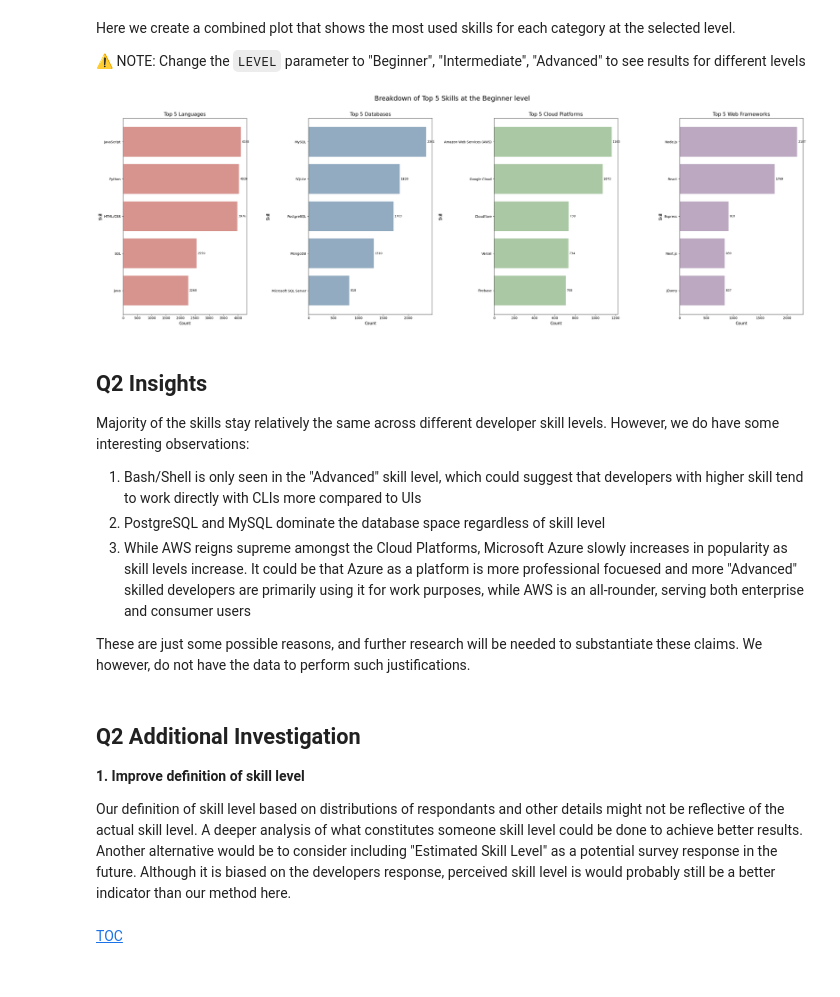
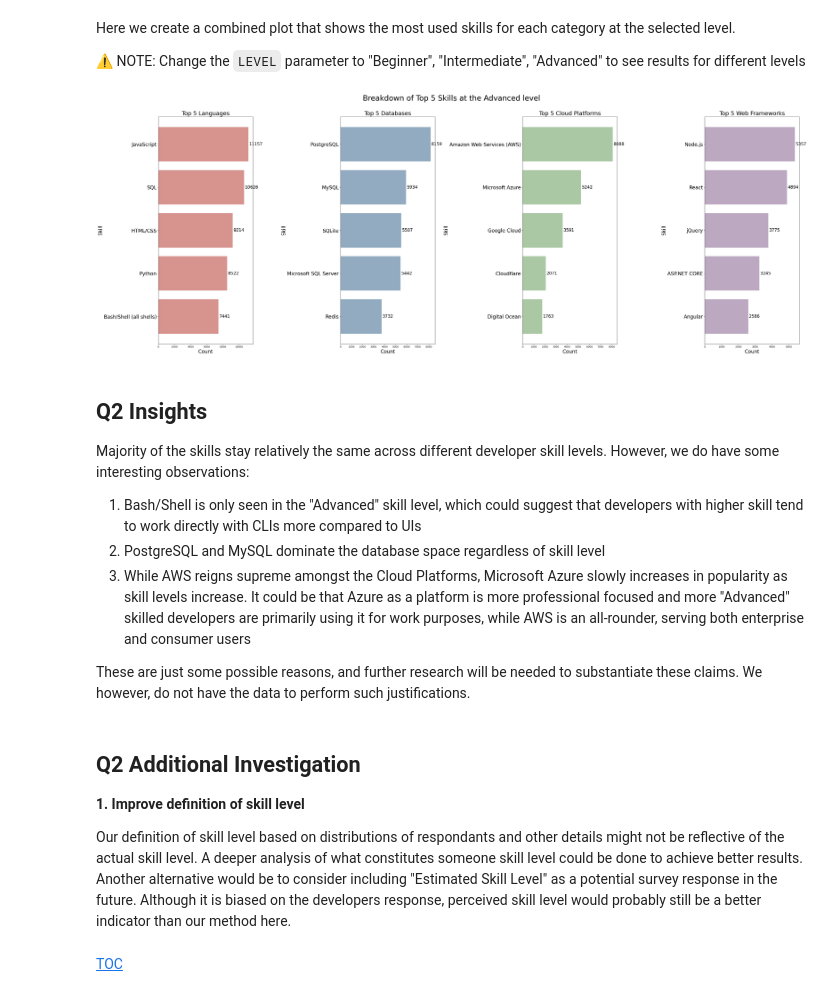
Before and after one commit to minimartzz/online-learning-so-mooc, a Jupyter notebook: so_mooc_analysis.ipynb, the cells around one changed output. Saved outputs shown, nothing was run; the diff lists cells and outputs as text; code cells hidden in the pictures.

```diff
--- a/so_mooc_analysis.ipynb
+++ b/so_mooc_analysis.ipynb
@@ -1092,35 +1090,37 @@ Here we create a combined plot that shows the most used skills for each category
 ⚠️ NOTE: Change the `LEVEL` parameter to "Beginner", "Intermediate", "Advanced" to see results for different levels
 # %%
 # Overarching skill level
-LEVEL = "Beginner"
+LEVEL = "Advanced"
+FS = 20
 
 # Split data by skill level
 df_skill = so_skills[so_skills['SkillLevel'] == LEVEL]
 
 # Setup diagram for plotting
 fig, ax = plt.subplots(nrows=1, ncols=4)
-fig.set_figheight(10)
-fig.set_figwidth(30)
+fig.set_figheight(15)
+fig.set_figwidth(40)
 
 colours = ["#d7938e", "#92abc0", "#aac8a4", "#bca9c1"]
 for i in range(len(skills_cols)):
   # Get top 5 technologies for each category
   dfp = get_top_5_tech(df_skill, list(skills_cols.keys())[i])
 
   # Plot
   bars = ax[i].barh(dfp[list(skills_cols.keys())[i]], dfp['count'], color=colours[i])
   for bar in bars:
     width = bar.get_width()
     y = bar.get_y() + bar.get_height() / 2
     ax[i].annotate(f'{width}', xy=(width, y), xytext=(3, 0), textcoords='offset points', va='center', fontsize=FS-3)
   ax[i].set_title(f"Top 5 {skills_cols[list(skills_cols.keys())[i]]}", fontsize=FS+3)
   ax[i].set_ylabel("Skill", fontsize=FS)
   ax[i].set_xlabel("Count", fontsize=FS)
+  ax[i].set_yticklabels(ax[i].get_yticklabels(), fontsize=20)
 
-fig.suptitle(f"Breakdown of Top 5 Skills at the {LEVEL} level\n", fontsize=20)
+fig.suptitle(f"Breakdown of Top 5 Skills at the {LEVEL} level\n", fontsize=30)
 fig.tight_layout()
 # %% [output]
-[figure, old version]
+[figure, new version]
 # %% [markdown]
 ## Q2 Insights
 
@@ -1128,7 +1128,7 @@ Majority of the skills stay relatively the same across different developer skill
 
 1. Bash/Shell is only seen in the "Advanced" skill level, which could suggest that developers with higher skill tend to work directly with CLIs more compared to UIs
 2. PostgreSQL and MySQL dominate the database space regardless of skill level
-3. While AWS reigns supreme amongst the Cloud Platforms, Microsoft Azure slowly increases in popularity as skill levels increase. It could be that Azure as a platform is more professional focuesed and more "Advanced" skilled developers are primarily using it for work purposes, while AWS is an all-rounder, serving both enterprise and consumer users
+3. While AWS reigns supreme amongst the Cloud Platforms, Microsoft Azure slowly increases in popularity as skill levels increase. It could be that Azure as a platform is more professional focused and more "Advanced" skilled developers are primarily using it for work purposes, while AWS is an all-rounder, serving both enterprise and consumer users
 
 These are just some possible reasons, and further research will be needed to substantiate these claims. We however, do not have the data to perform such justifications.
 # %% [markdown]
@@ -1136,7 +1136,7 @@ These are just some possible reasons, and further research will be needed to sub
 
 __1. Improve definition of skill level__
 
-Our definition of skill level based on distributions of respondants and other details might not be reflective of the actual skill level. A deeper analysis of what constitutes someone skill level could be done to achieve better results. Another alternative would be to consider including "Estimated Skill Level" as a potential survey response in the future. Although it is biased on the developers response, perceived skill level is would probably still be a better indicator than our method here.
+Our definition of skill level based on distributions of respondants and other details might not be reflective of the actual skill level. A deeper analysis of what constitutes someone skill level could be done to achieve better results. Another alternative would be to consider including "Estimated Skill Level" as a potential survey response in the future. Although it is biased on the developers response, perceived skill level would probably still be a better indicator than our method here.
 # %% [markdown]
 [TOC](#content)
 # %% [markdown]
```
Also changed, not shown: parts of 9 cells of this notebook.
